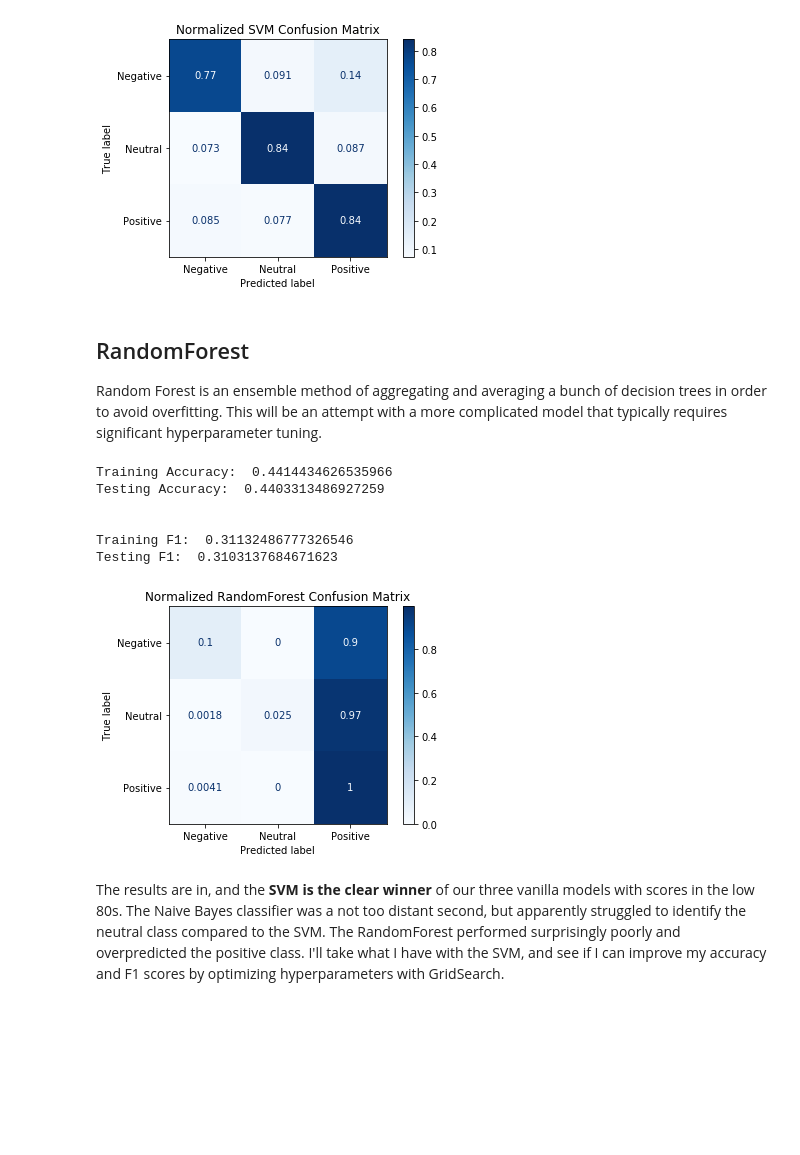
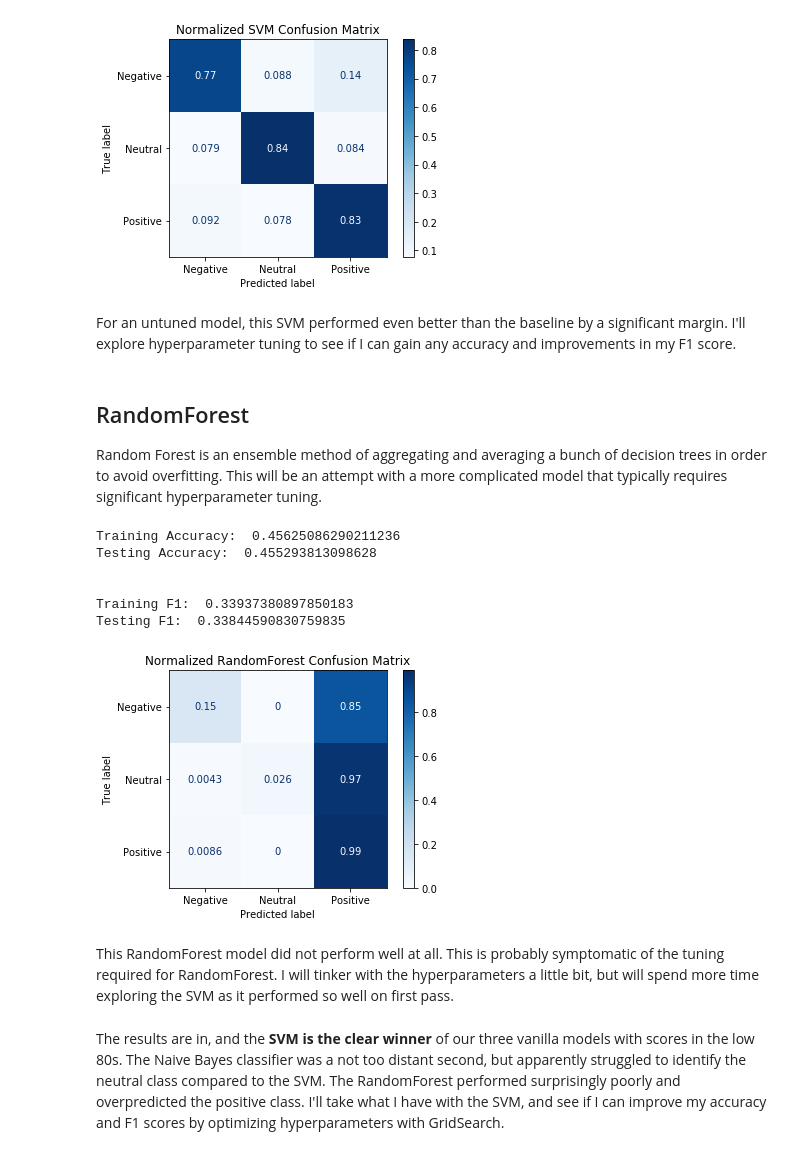
Before and after one commit to davidlebruce/covid_vaccine_tweets, a Jupyter notebook: 04_modeling.ipynb, the cells around one changed output. Cells and saved outputs as stored; diff of their text form; code cells hidden in the pictures; blank space fills up the shorter version.

Commit message:
Traintestsplit before Tfidf

```diff
--- a/04_modeling.ipynb
+++ b/04_modeling.ipynb
@@ -78,5 +48,5 @@ modeling_df.head()
 ## Train-Test Split
 # %%
 # set X features and y target
-X = modeling_df
+X = df['clean_tweets']
 y = df['vader_sentiment']
@@ -88,0 +58,9 @@ X_train, X_test, y_train, y_test = train_test_split(X, y, random_state=88)
+# %%
+# instantiate Tfidf vectorizer where token must appear in at least 30 documents
+tfidf = TfidfVectorizer(min_df=30)
+
+# .fit_transform training data
+X_train_tfidf = tfidf.fit_transform(X_train)
+
+# .fit testing data
+X_test_tfidf = tfidf.transform(X_test)
@@ -164,3 +163,5 @@ plt.savefig('images/svm_matrix.png');
+# %% [markdown]
+For an untuned model, this SVM performed even better than the baseline by a significant margin. I'll explore hyperparameter tuning to see if I can gain any accuracy and improvements in my F1 score.
 # %% [markdown]
 ## RandomForest
 Random Forest is an ensemble method of aggregating and averaging a bunch of decision trees in order to avoid overfitting. This will be an attempt with a more complicated model that typically requires significant hyperparameter tuning.
@@ -169,11 +170,11 @@ Random Forest is an ensemble method of aggregating and averaging a bunch of deci
 rf_clf = RandomForestClassifier(random_state=88, max_depth=4)
 
 # fit data to RandomForest
-rf_clf.fit(X_train, y_train)
+rf_clf.fit(X_train_tfidf, y_train)
 
 # predict on training and test data
-y_train_preds = rf_clf.predict(X_train)
-y_test_preds = rf_clf.predict(X_test)
+y_train_preds = rf_clf.predict(X_train_tfidf)
+y_test_preds = rf_clf.predict(X_test_tfidf)
 # %%
 print('Training Accuracy: ', accuracy_score(y_train, y_train_preds))
 print('Testing Accuracy: ', accuracy_score(y_test, y_test_preds))
@@ -182,19 +183,19 @@ print('Training F1: ', f1_score(y_train, y_train_preds, average='weighted'))
 print('Testing F1: ', f1_score(y_test, y_test_preds, average='weighted'))
 print()
 # %% [output]
-Training Accuracy:  0.4414434626535966
-Testing Accuracy:  0.4403313486927259
+Training Accuracy:  0.45625086290211236
+Testing Accuracy:  0.455293813098628
 
 
-Training F1:  0.31132486777326546
-Testing F1:  0.3103137684671623
+Training F1:  0.33937380897850183
+Testing F1:  0.33844590830759835
 # %%
 # normalized confusion matrix
-disp = plot_confusion_matrix(rf_clf, X_test, y_test,
+disp = plot_confusion_matrix(rf_clf, X_test_tfidf, y_test,
                                  display_labels=classes,
                                  cmap=plt.cm.Blues,
                                  normalize='true')
 disp.ax_.set_title('Normalized RandomForest Confusion Matrix')
 plt.savefig('images/rf_matrix.png');
 # %% [output]
-[figure, old version]
+[figure, new version]
@@ -201,2 +204,4 @@ plt.savefig('images/rf_matrix.png');
+# %% [markdown]
+This RandomForest model did not perform well at all. This is probably symptomatic of the tuning required for RandomForest. I will tinker with the hyperparameters a little bit, but will spend more time exploring the SVM as it performed so well on first pass.
 # %% [markdown]
 The results are in, and the **SVM is the clear winner** of our three vanilla models with scores in the low 80s. The Naive Bayes classifier was a not too distant second, but apparently struggled to identify the neutral class compared to the SVM. The RandomForest performed surprisingly poorly and overpredicted the positive class. I'll take what I have with the SVM, and see if I can improve my accuracy and F1 scores by optimizing hyperparameters with GridSearch.
```
Also changed, not shown: parts of 19 cells of this notebook, 3 other files.
